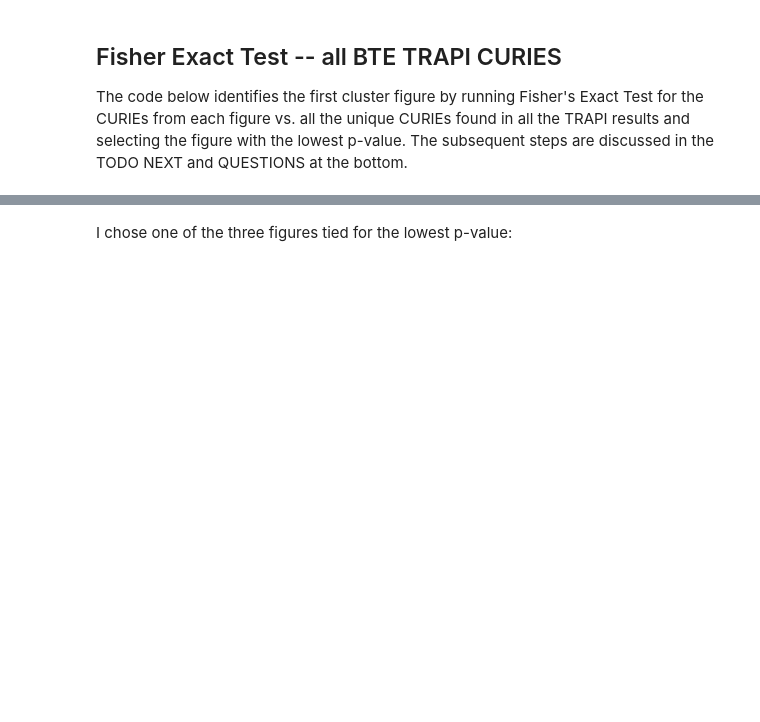
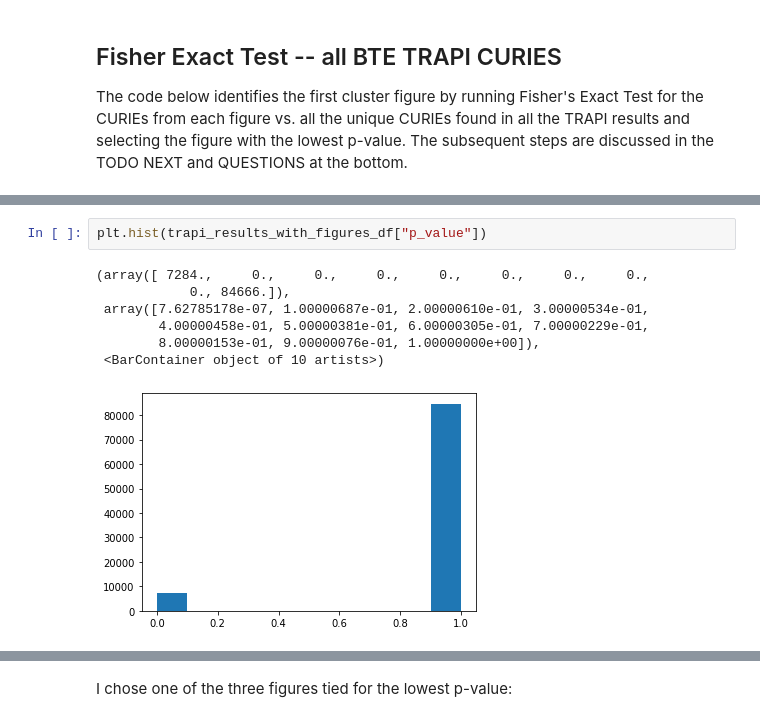
Before and after one commit to wikipathways/pathway-figure-ocr, a Jupyter notebook: notebooks/bte_clustering.ipynb, the cells around one changed output, grey strips where cells are left out. Cells and saved outputs as stored; diff of their text form; blank space fills up the shorter version.

```diff
--- a/notebooks/bte_clustering.ipynb
+++ b/notebooks/bte_clustering.ipynb
@@ -710,0 +844,10 @@ for i, row in figures_df.sort_values("p_value").tail(10).iterrows():
+# %%
+plt.hist(trapi_results_with_figures_df["p_value"])
+# %% [output]
+(array([ 7284.,     0.,     0.,     0.,     0.,     0.,     0.,     0.,
+            0., 84666.]),
+ array([7.62785178e-07, 1.00000687e-01, 2.00000610e-01, 3.00000534e-01,
+        4.00000458e-01, 5.00000381e-01, 6.00000305e-01, 7.00000229e-01,
+        8.00000153e-01, 9.00000076e-01, 1.00000000e+00]),
+ <BarContainer object of 10 artists>)
+[figure, added]
```
Also changed, not shown: parts of 52 cells of this notebook.
